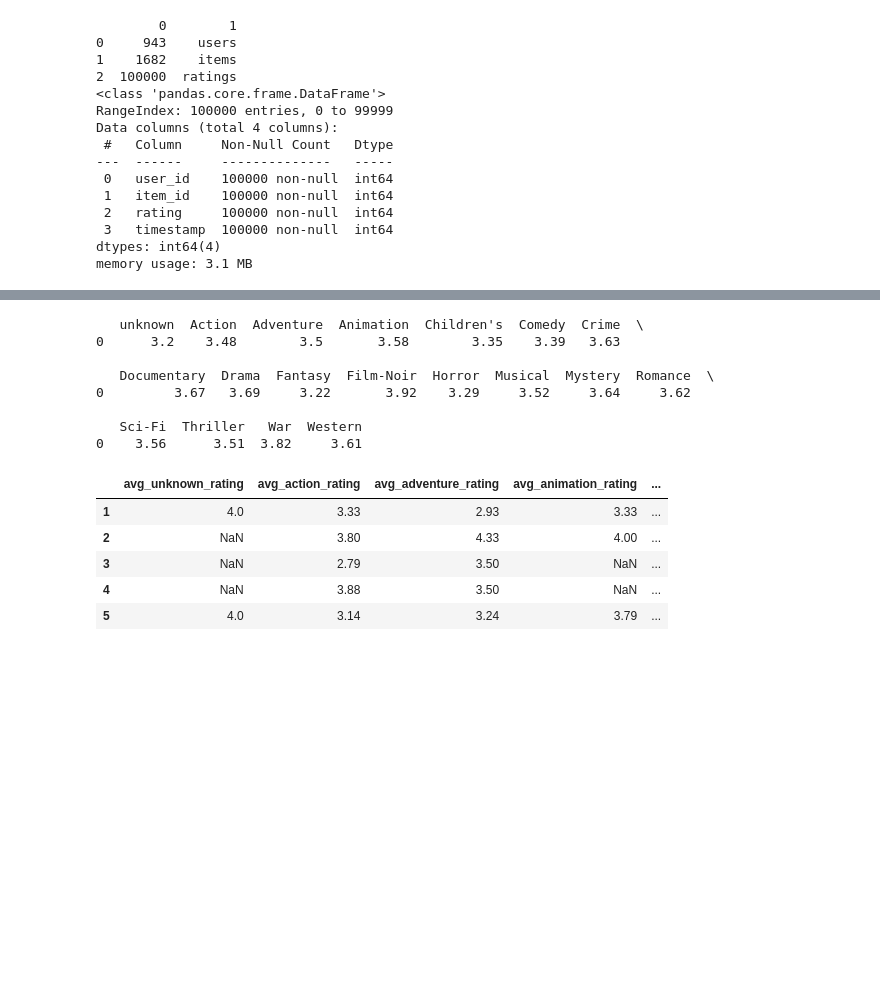
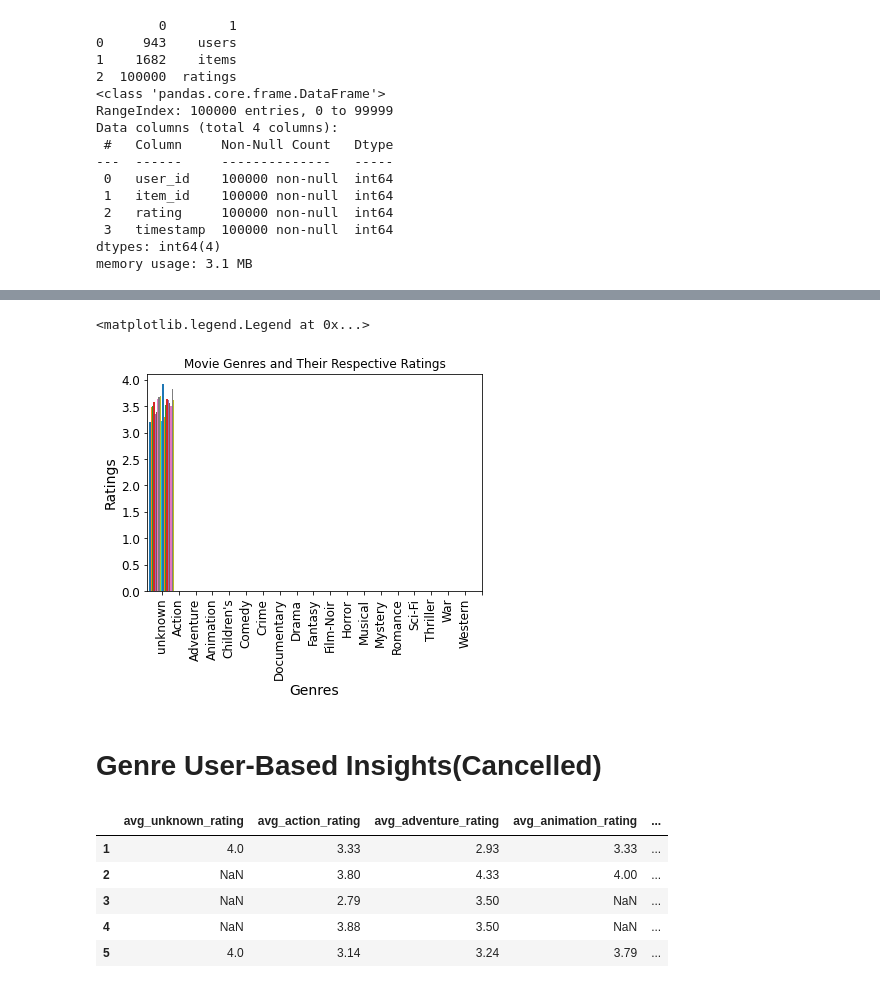
Before and after one commit to Xevenst/MovLensDataSet, a Jupyter notebook: Recommender_Systems_Final_Project.ipynb, the cells around one changed output, grey strips where cells are left out. Saved outputs shown, nothing was run; the diff lists cells and outputs as text; code cells hidden in the pictures; blank space fills up the shorter version.

```diff
--- a/Recommender_Systems_Final_Project.ipynb
+++ b/Recommender_Systems_Final_Project.ipynb
@@ -338,0 +334,16 @@ memory usage: 3.1 MB
+# %%
+# get the average rating per genre
+
+def get_avg_genre_ratings(rating,movies,genres):
+  avg_genre_ratings = pd.DataFrame()
+  for g in genres:
+    genre_movies = movies[movies[g]==1]
+    avg_rating_genre = rating[rating['item_id'].isin(genre_movies['item_id'])].loc[:,'rating'].mean().round(2)
+    avg_genre_ratings[g] = pd.Series(avg_rating_genre, index=[0])
+
+  return avg_genre_ratings
+# %%
+avg_genre_ratings = get_avg_genre_ratings(rating, movies,genre_list )
+#avg_genre_ratings.shape
+#avg_genre_ratings.head()
+print(avg_genre_ratings.iloc[0])
@@ -339,2 +371,23 @@ memory usage: 3.1 MB
+# %%
+#plot a histogram of the various genres
+#plt.figure(figsize= (10,10))
+
+avg_genre_ratings.plot.bar(width=3)
+
+
+plt.title("Movie Genres and Their Respective Ratings")
+#plt.bar(x_pos,)
+plt.xticks(range(), avg_genre_ratings)
+
+plt.xlabel("Genres")
+plt.ylabel("Ratings")
+
+#remove legend
+plt.legend('', frameon=False)
+# %% [output]
+<matplotlib.legend.Legend at 0x...>
+[figure, added]
+# %% [markdown]
+# Genre User-Based Insights(Cancelled)
 # %%
 avg_genre_header = ['avg_unknown_rating','avg_action_rating','avg_adventure_rating','avg_animation_rating','avg_children_rating', 'avg_comedy_rating','avg_crime_rating','avg_documentary_rating','avg_drama_rating','avg_fantasy_rating','avg_film_noir_rating','avg_horror_rating','avg_musical_rating','avg_mystery_rating','avg_romance_rating','avg_scifi_rating','avg_thriller_rating','avg_war_rating','avg_western-rating']
@@ -352,16 +394,3 @@ def get_avg_genre_ratings(rating,movies,genres,columns_names):
-# %%
-avg_genre_ratings = get_avg_genre_ratings(rating, movies,genre_list,avg_genre_header )
-#avg_genre_ratings.shape
-print(avg_genre_ratings)
-# %% [output]
-   unknown  Action  Adventure  Animation  Children's  Comedy  Crime  \
-0      3.2    3.48        3.5       3.58        3.35    3.39   3.63
-
-   Documentary  Drama  Fantasy  Film-Noir  Horror  Musical  Mystery  Romance  \
-0         3.67   3.69     3.22       3.92    3.29     3.52     3.64     3.62
-
-   Sci-Fi  Thriller   War  Western
-0    3.56      3.51  3.82     3.61
 # %%
 #get the users average rating per genre
 def get_user_genre_ratings(rating,movies,genres,columns_names):
```
Also changed, not shown: parts of 11 cells of this notebook.
